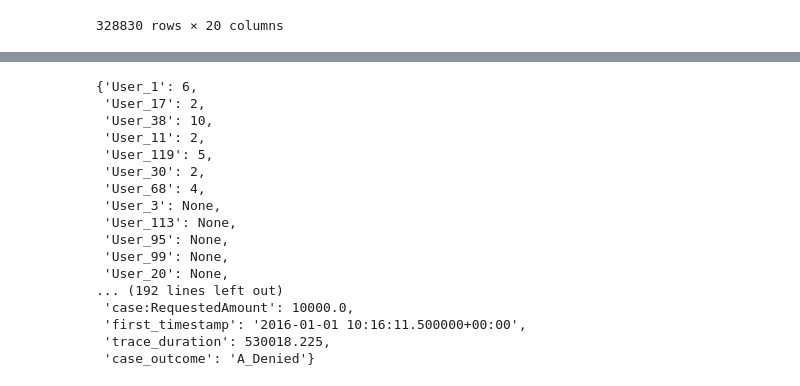
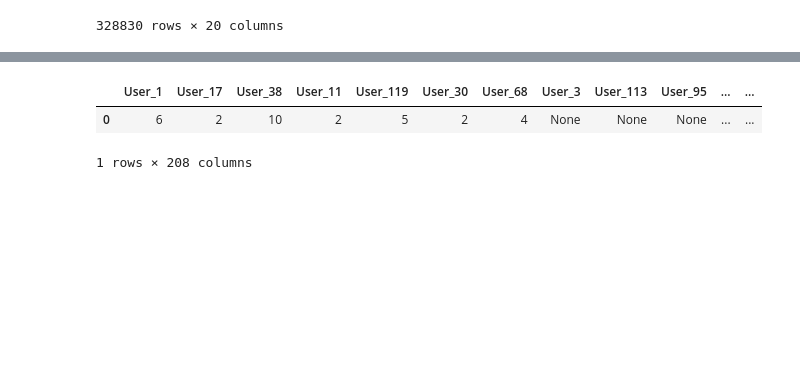
Before and after one commit to bocsardigergely/rtpm_assignment_2, a Jupyter notebook: Part 2-4/data_preprocessing.ipynb, the cells around one changed output, grey strips where cells are left out. Saved outputs shown, nothing was run; the diff lists cells and outputs as text; code cells hidden in the pictures; blank space fills up the shorter version.

```diff
--- a/Part 2-4/data_preprocessing.ipynb
+++ b/Part 2-4/data_preprocessing.ipynb
@@ -97,55 +97,34 @@ def aggregate_df(df, res_cols):
 
         # user variable assign
         user = row['org:resource']
         # first mention, turn it numeric
         if not res_dict[user]: res_dict[user] = 1
         else: res_dict[user] += 1
 
         # event variable assign
         event = row['concept:name'] + ' ' + row['lifecycle:transition']
         if not res_dict[event]: res_dict[event] = 1
         else: res_dict[event] += 1
 
         # case level cols
         rest_cols = ['FirstWithdrawalAmount',
        'NumberOfTerms', 'Accepted', 'MonthlyCost', 'Selected', 'CreditScore',
        'OfferedAmount', 'case:LoanGoal', 'case:ApplicationType', 'case:RequestedAmount']
 
         for col in rest_cols:
             res_dict[col] = row[col]
 
         # time stuff
         #keeping the first timestamp of the case for calculation purposes
         if not res_dict['first_timestamp']: res_dict['first_timestamp'] = row['time:timestamp']
 
         # trace duration in seconds
         res_dict['trace_duration'] = (np.datetime64(row['time:timestamp']) - np.datetime64(res_dict['first_timestamp'])).item().total_seconds()
 
-        # label
-        if row['concept:name'] in ['A_Cancelled', 'A_Denied', 'A_pending']:
-            res_dict['case_outcome'] = row['concept:name']
-
-    # record the timestamp of the last activity
-    result = df.iloc[0]
-
     return res_dict
 
-aggregate_df(tester, res_cols)
+pd.DataFrame.from_dict([aggregate_df(tester, res_cols)])
 # %% [output]
+|  | User_1 | User_17 | User_38 | User_11 | User_119 | User_30 | User_68 | User_3 | User_113 | User_95 | ... | ... |
+| 0 | 6 | 2 | 10 | 2 | 5 | 2 | 4 | None | None | None | ... | ... |
-{'User_1': 6,
- 'User_17': 2,
- 'User_38': 10,
- 'User_11': 2,
- 'User_119': 5,
- 'User_30': 2,
- 'User_68': 4,
- 'User_3': None,
- 'User_113': None,
- 'User_95': None,
- 'User_99': None,
- 'User_20': None,
-... (192 lines left out)
- 'case:RequestedAmount': 10000.0,
- 'first_timestamp': '2016-01-01 10:16:11.500000+00:00',
- 'trace_duration': 530018.225,
- 'case_outcome': 'A_Denied'}
+1 rows × 208 columns
```
Also changed, not shown: parts of 4 cells of this notebook.
